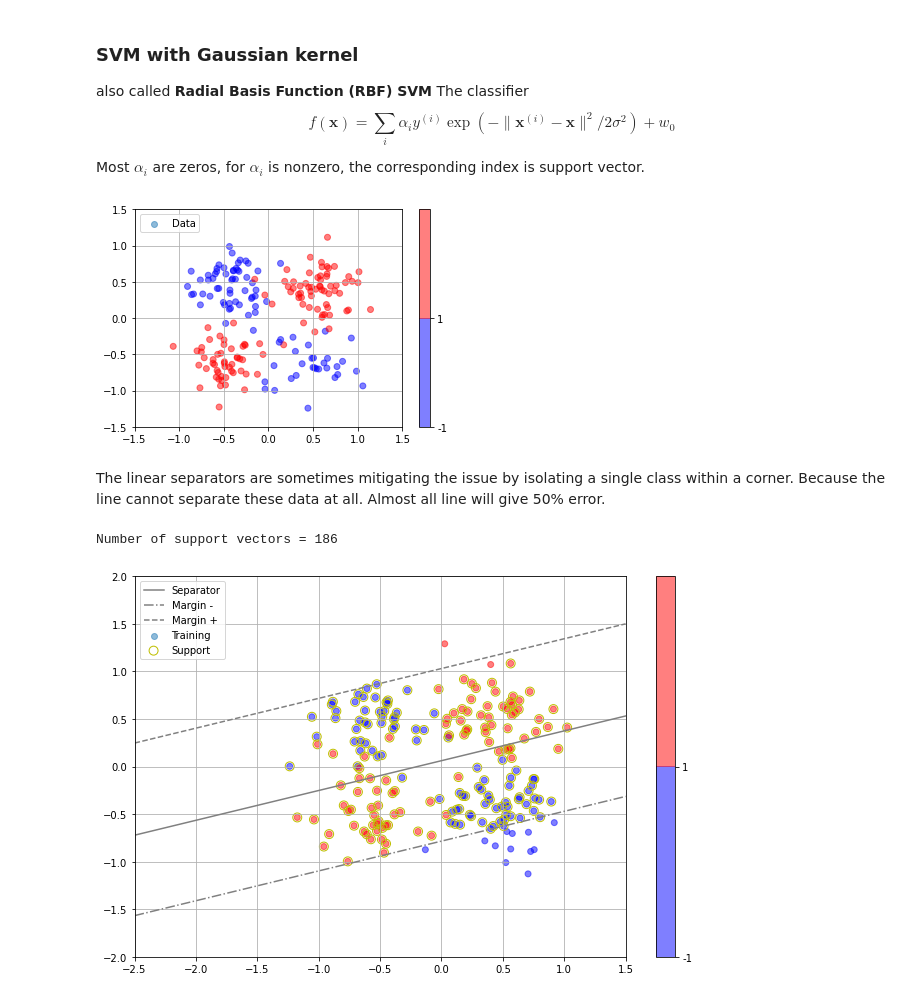
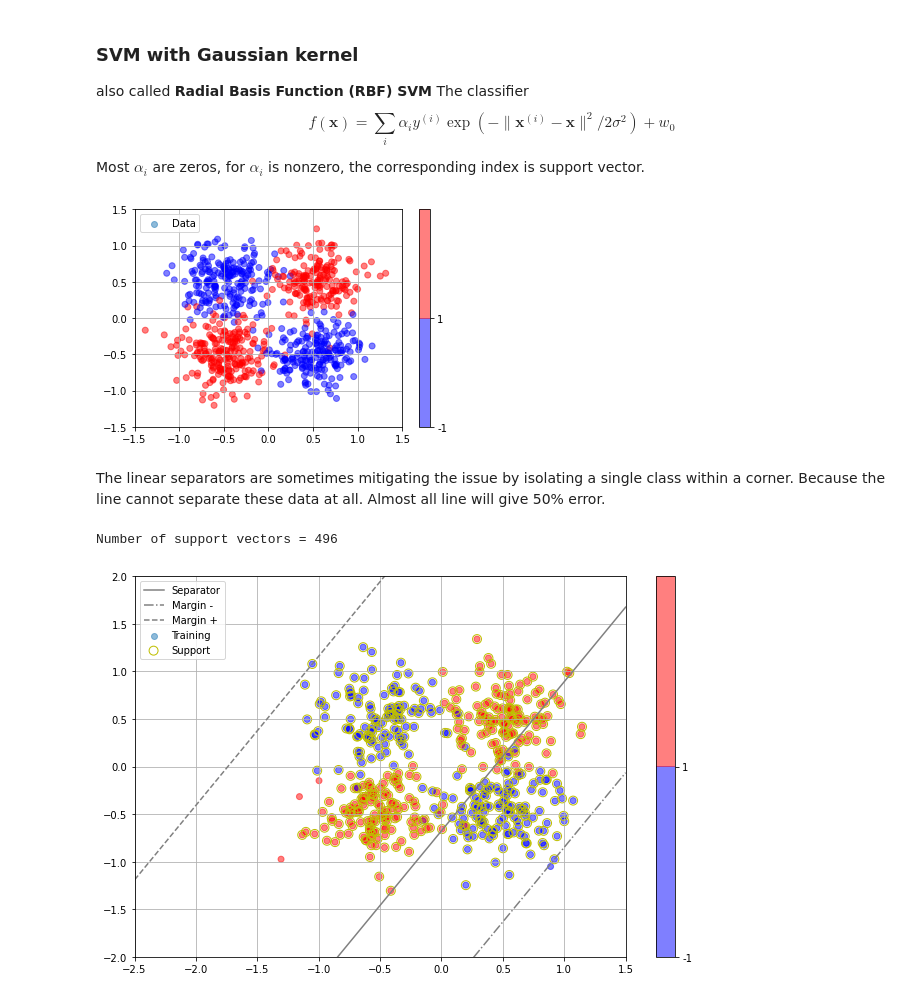
Before and after one commit to yexf308/MachineLearning, a Jupyter notebook: Module1/SVM3.ipynb, the cells around one changed output. Cells and saved outputs as stored; diff of their text form; code cells hidden in the pictures.

```diff
--- a/Module1/SVM3.ipynb
+++ b/Module1/SVM3.ipynb
@@ -172,11 +164,11 @@ def generateBatchXor(n, mu=0.5, sigma=0.5):
     X -= X.mean(axis=0)
     return X, y0*y1
 # %%
-xTrain, yTrain = generateBatchXor(200, sigma=0.25)
+xTrain, yTrain = generateBatchXor(800, sigma=0.25)
 plotSvm(xTrain, yTrain)
 xTest, yTest = generateBatchXor(200, sigma=0.25)
 # %% [output]
-[figure, old version]
+[figure, new version]
 # %%
 class SoftSvmClassifier:
 
@@ -241,8 +233,8 @@ The linear separators are sometimes mitigating the issue by isolating a single c
 fig, ax = plt.subplots(1, figsize=(11, 7))
 plotSvm(xTrain, yTrain, model1_soft.supportVectors, model1_soft.w, model1_soft.intercept, label='Training', ax=ax, bound=[[-2.5, 1.5], [-2, 2]])
 # %% [output]
-Number of support vectors = 186
+Number of support vectors = 496
-[figure, old version]
+[figure, new version]
 # %%
 def plotHeatMap(X, classes, title=None, fmt='.2g', ax=None, xlabel=None, ylabel=None):
     """ Fix heatmap plot from Seaborn with pyplot 3.1.0, 3.1.1
```
Also changed, not shown: parts of 16 cells of this notebook.
